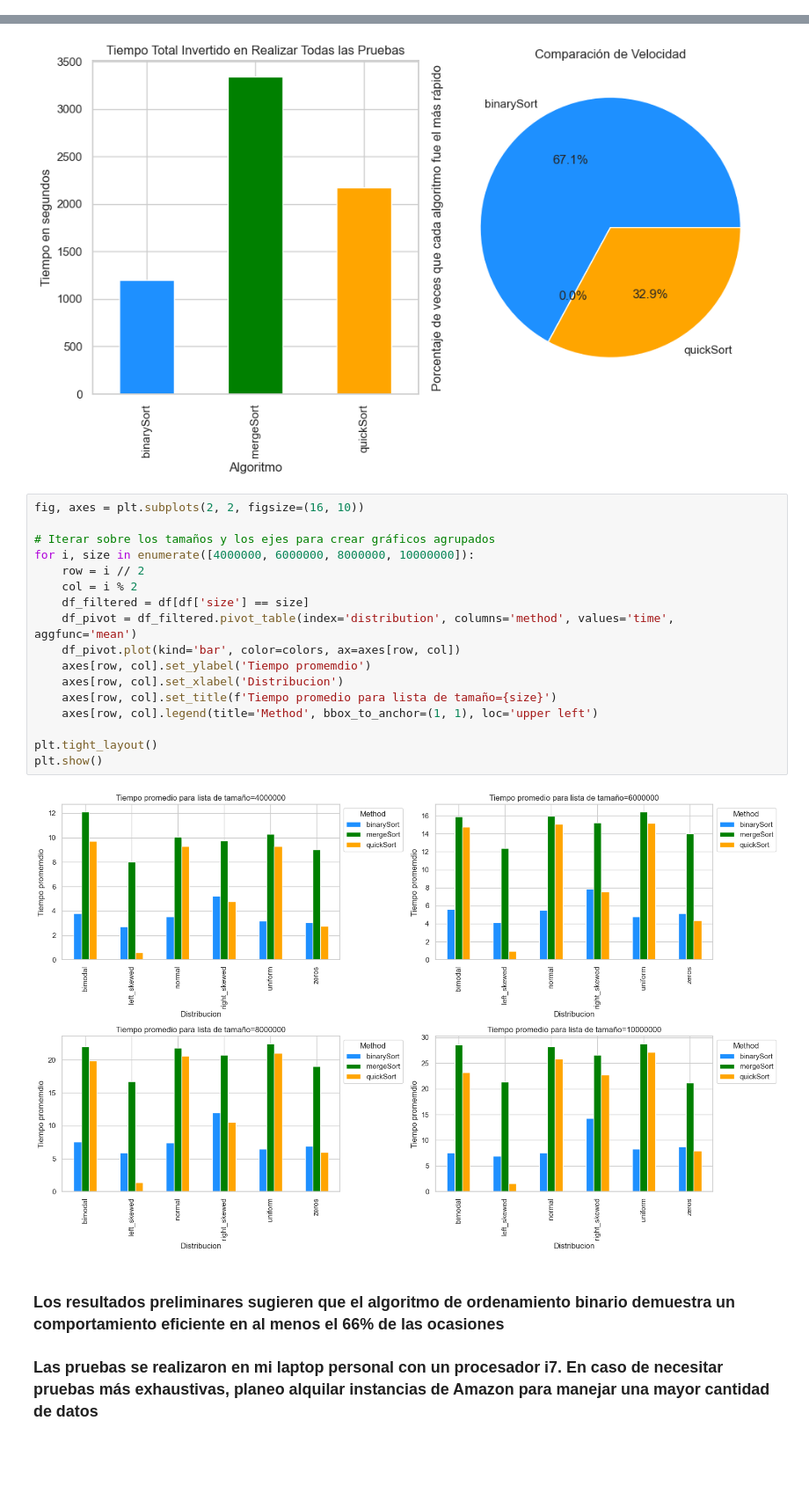
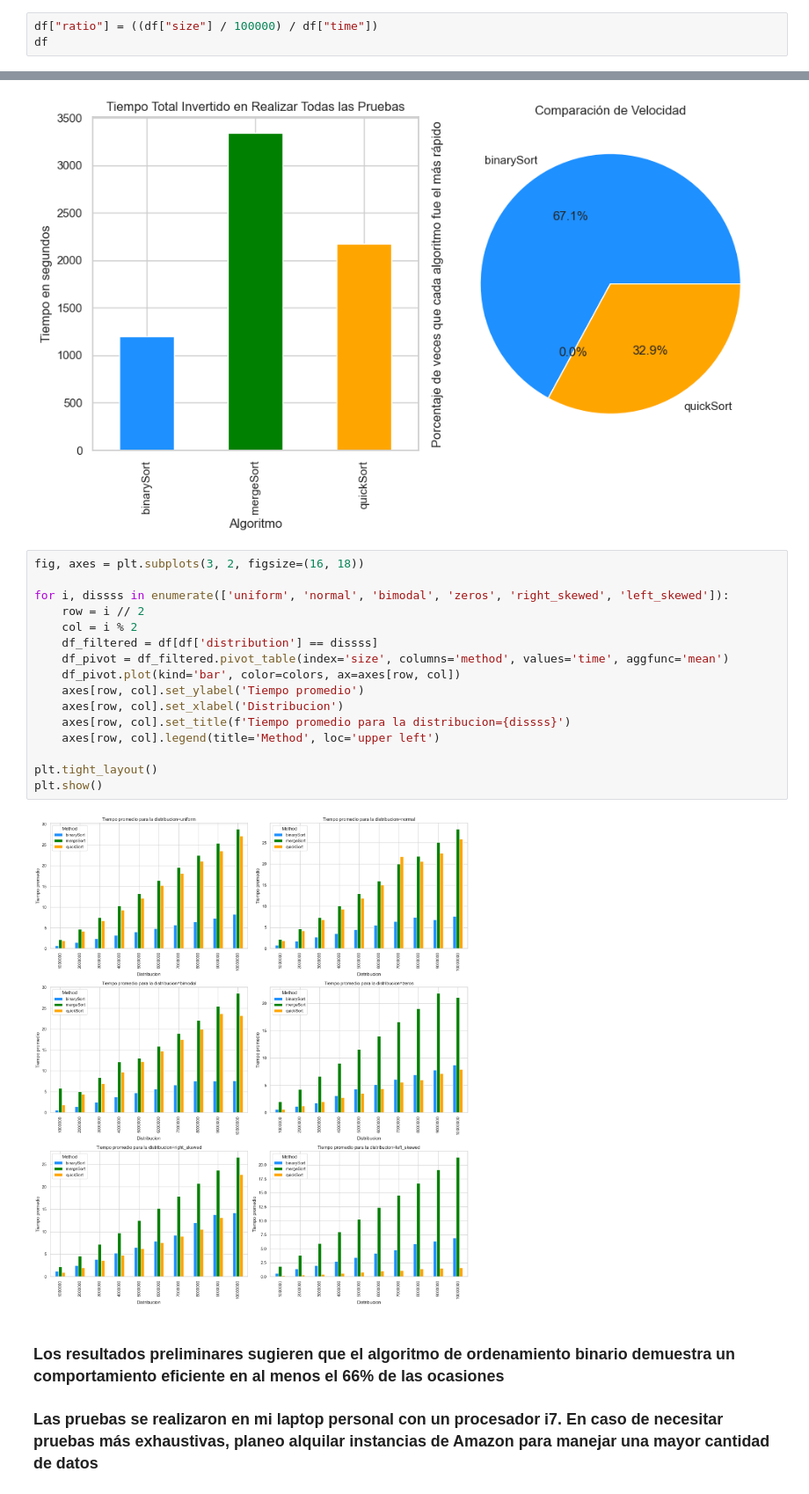
Before and after one commit to ulisac04/publico, a Jupyter notebook: index.ipynb, the cells around one changed output, grey strips where cells are left out. Shown at 88% size. Saved outputs shown, nothing was run; the diff lists cells and outputs as text; blank space fills up the shorter version.

```diff
--- a/index.ipynb
+++ b/index.ipynb
@@ -42,3 +36,6 @@ df.head()
 | 2 | quickSort | 2000000 | 10000 | uniform | True | 3.571438 |
 | 3 | mergeSort | 2000000 | 10000 | uniform | True | 4.668882 |
 | 4 | quickSort | 3000000 | 10000 | uniform | True | 5.669242 |
+# %%
+df["ratio"] = ((df["size"] / 100000) / df["time"])
+df
@@ -232,24 +297,23 @@ plt.show()
 # %% [output]
 [figure]
 # %%
-fig, axes = plt.subplots(2, 2, figsize=(16, 10))
+fig, axes = plt.subplots(3, 2, figsize=(16, 18))
 
-# Iterar sobre los tamaños y los ejes para crear gráficos agrupados
-for i, size in enumerate([4000000, 6000000, 8000000, 10000000]):
+for i, dissss in enumerate(['uniform', 'normal', 'bimodal', 'zeros', 'right_skewed', 'left_skewed']):
     row = i // 2
     col = i % 2
-    df_filtered = df[df['size'] == size]
-    df_pivot = df_filtered.pivot_table(index='distribution', columns='method', values='time', aggfunc='mean')
+    df_filtered = df[df['distribution'] == dissss]
+    df_pivot = df_filtered.pivot_table(index='size', columns='method', values='time', aggfunc='mean')
     df_pivot.plot(kind='bar', color=colors, ax=axes[row, col])
-    axes[row, col].set_ylabel('Tiempo promemdio')
+    axes[row, col].set_ylabel('Tiempo promedio')
     axes[row, col].set_xlabel('Distribucion')
-    axes[row, col].set_title(f'Tiempo promedio para lista de tamaño={size}')
-    axes[row, col].legend(title='Method', bbox_to_anchor=(1, 1), loc='upper left')
+    axes[row, col].set_title(f'Tiempo promedio para la distribucion={dissss}')
+    axes[row, col].legend(title='Method', loc='upper left')
 
 plt.tight_layout()
 plt.show()
 # %% [output]
-[figure, old version]
+[figure, new version]
 # %% [markdown]
 ### Los resultados preliminares sugieren que el algoritmo de ordenamiento binario demuestra un comportamiento eficiente en al menos el 66% de las ocasiones
 
```
Also changed, not shown: parts of 29 cells of this notebook.
